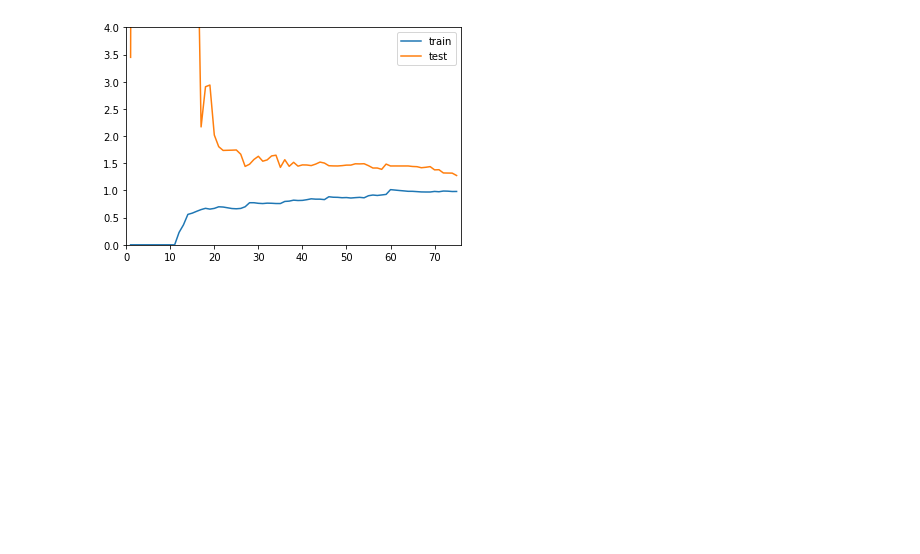
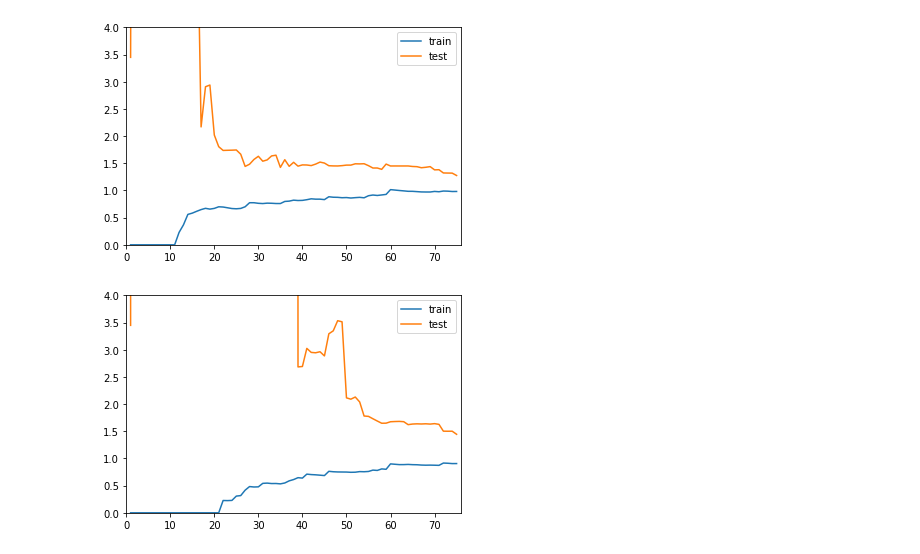
Before and after one commit to ymurong/machine-learning-practice-notebooks, a Jupyter notebook: Polynomial/学习曲线.ipynb, the cells around one changed output. Saved outputs shown, nothing was run; the diff lists cells and outputs as text; code cells hidden in the pictures; blank space fills up the shorter version.

```diff
--- a/Polynomial/学习曲线.ipynb
+++ b/Polynomial/学习曲线.ipynb
@@ -88,3 +91,9 @@ poly2_reg = PolynomialRegression(degree=10)
 plot_learning_curve(poly2_reg, X_train, X_test, y_train, y_test)
 # %% [output]
 [figure]
+# %%
+# 过拟合  泛化能力差
+poly2_reg = PolynomialRegression(degree=20)
+plot_learning_curve(poly2_reg, X_train, X_test, y_train, y_test)
+# %% [output]
+[figure, added]
```
Also changed, not shown: parts of 2 cells of this notebook, 4 other files.
